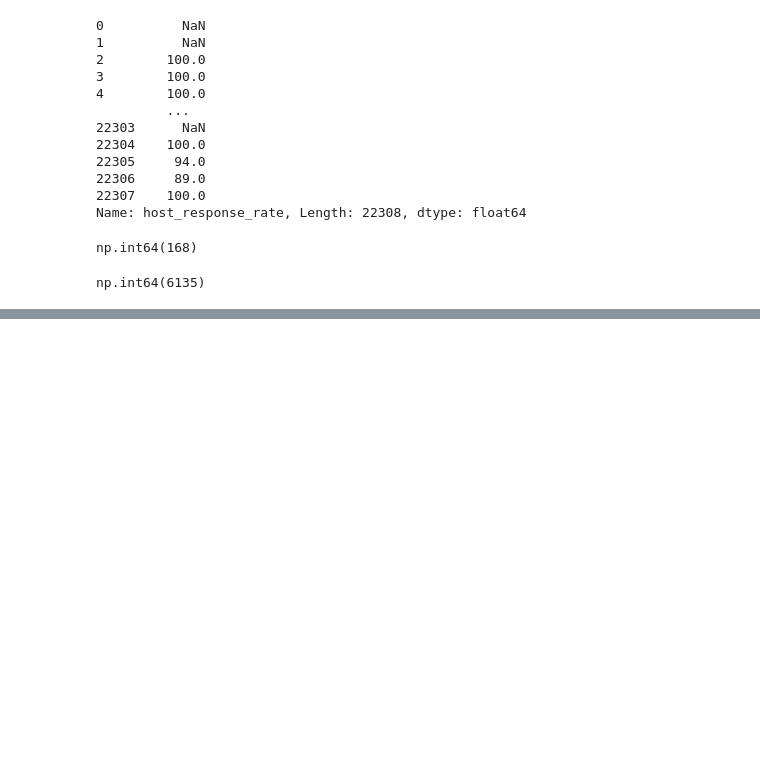
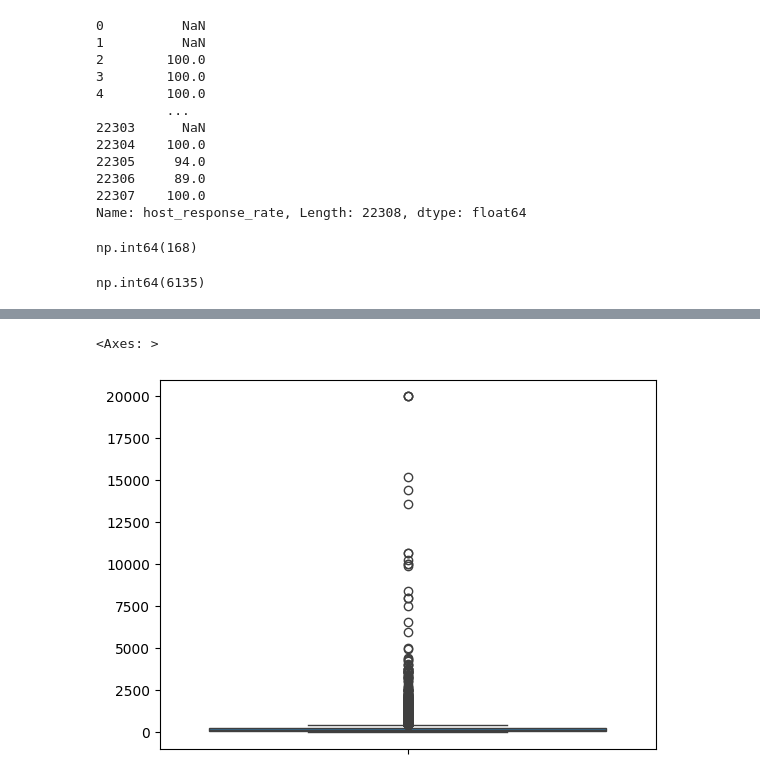
Before and after one commit to KyungminChang/data-analysis-project-BBB, a Jupyter notebook: 01_preprocessiong.ipynb, the cells around one changed output, grey strips where cells are left out. Drawn from its saved outputs; the diff is of its cells as text; code cells hidden in the pictures; blank space fills up the shorter version.

```diff
--- a/01_preprocessiong.ipynb
+++ b/01_preprocessiong.ipynb
@@ -551,0 +609,10 @@ np.int64(6135)
+# %%
+data = df['price'].dropna().values
+q_1 = np.percentile(df['price'], q=25)
+q_3 = np.percentile(df['price'], q=75)
+
+iqr = q_3 - q_1
+sns.boxplot(data=data)
+# %% [output]
+<Axes: >
+[figure, added]
```
Also changed, not shown: parts of 8 cells of this notebook.
